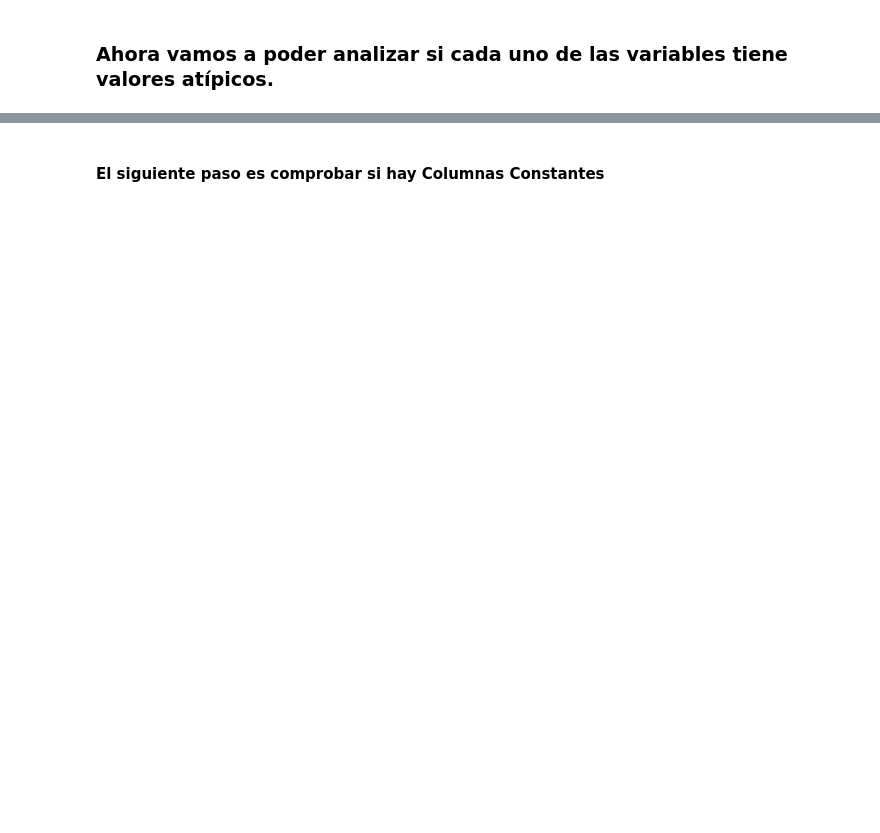
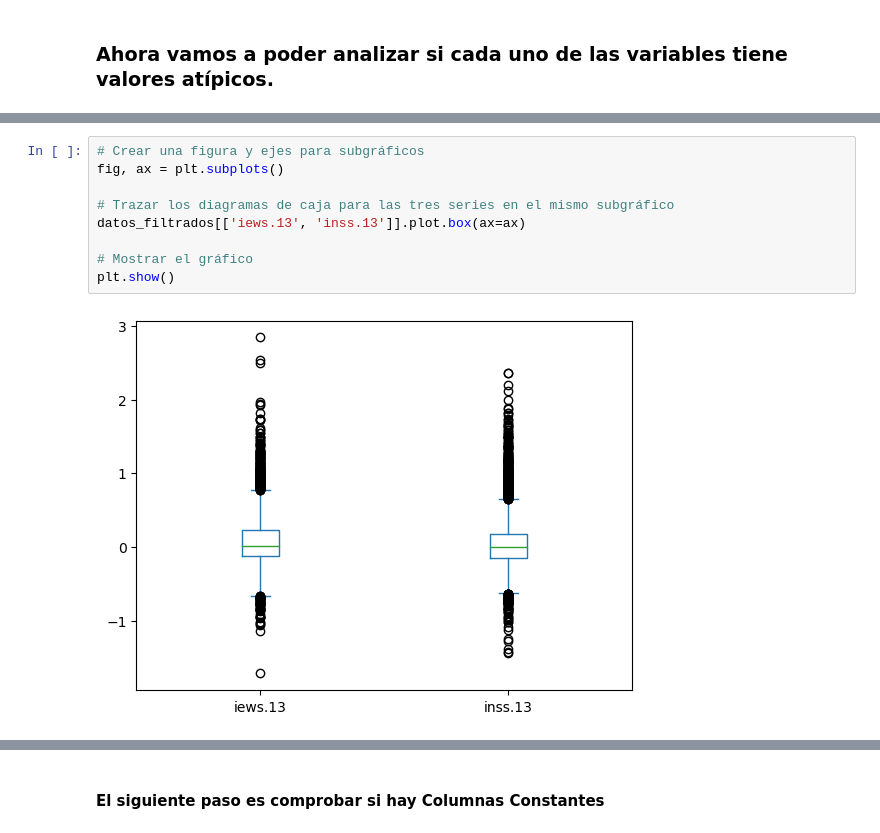
Before and after one commit to NicolasLamotteUC3M/p1_aprendizaje_automatico_Jaime_Nicolas, a Jupyter notebook: NotebookFinal.ipynb, the cells around one changed output, grey strips where cells are left out. Drawn from its saved outputs; the diff is of its cells as text; blank space fills up the shorter version.

```diff
--- a/NotebookFinal.ipynb
+++ b/NotebookFinal.ipynb
@@ -271,0 +318,11 @@ Estas variables no tienen ningún valor fuera del Q1 y del Q3. Ahora vamos a ana
+# %%
+# Crear una figura y ejes para subgráficos
+fig, ax = plt.subplots()
+
+# Trazar los diagramas de caja para las tres series en el mismo subgráfico
+datos_filtrados[['iews.13', 'inss.13']].plot.box(ax=ax)
+
+# Mostrar el gráfico
+plt.show()
+# %% [output]
+[figure, added]
```
Also changed, not shown: parts of 69 cells of this notebook.
